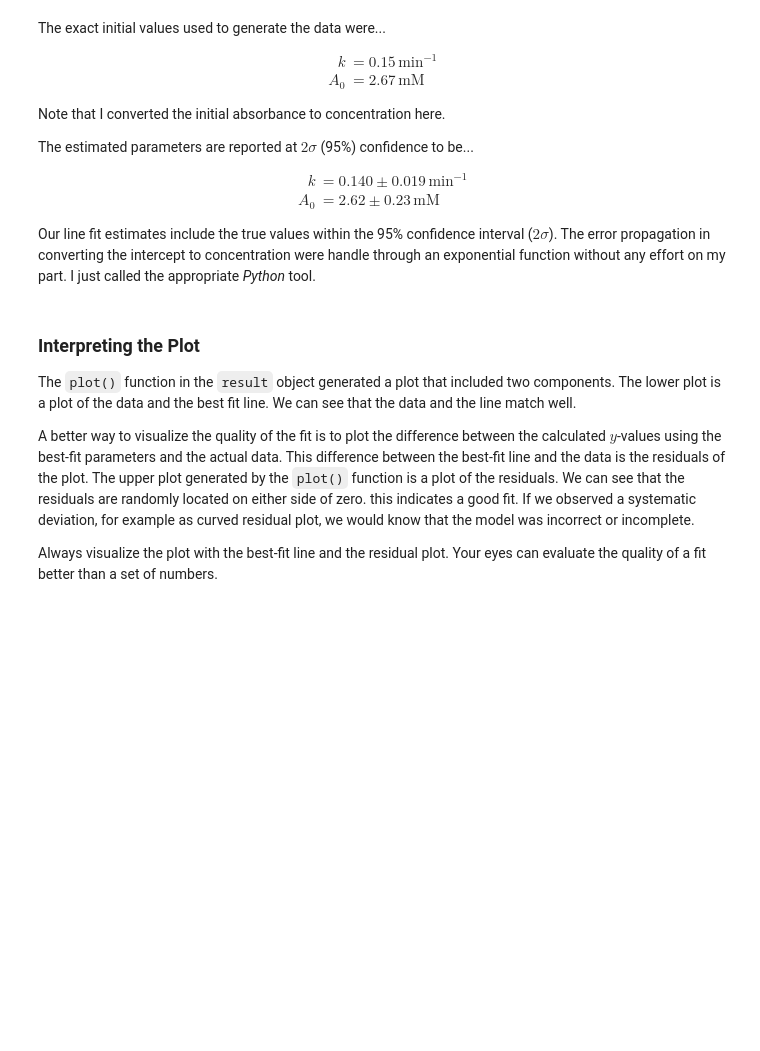
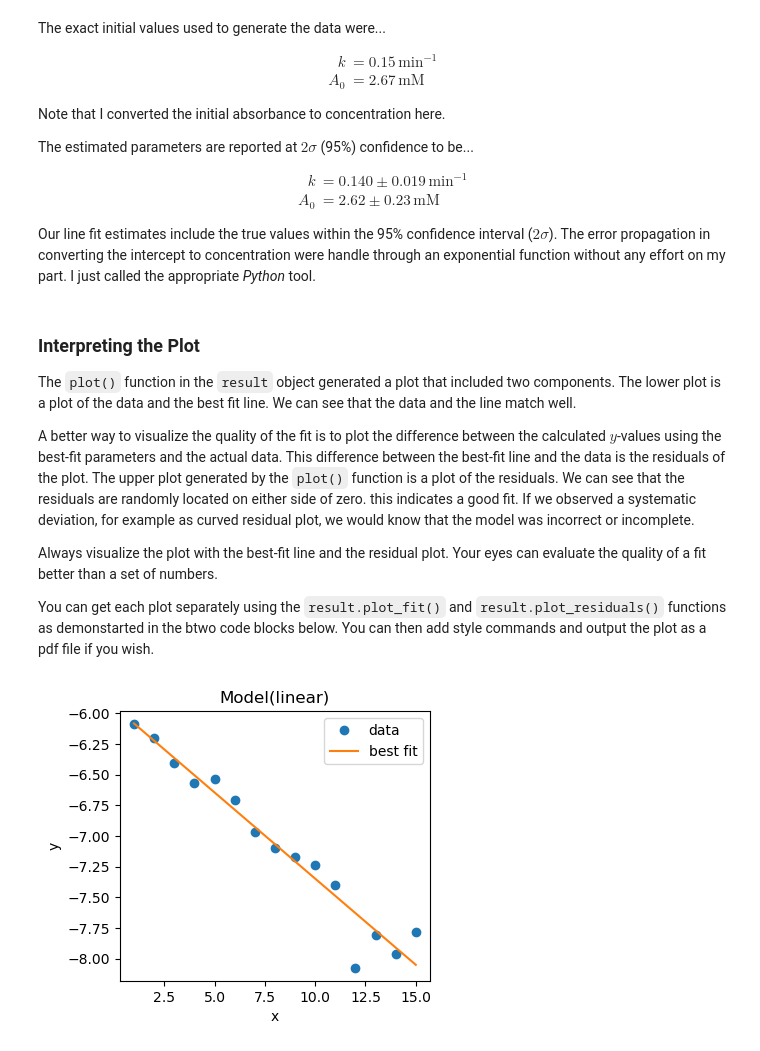
Before and after one commit to blinkletter/4410WebBook2026, a Jupyter notebook: book/notebooks/M11_Plot_Recommendations/01_SimplePlots.ipynb, the cells around one changed output. Drawn from its saved outputs; the diff is of its cells as text; code cells hidden in the pictures; blank space fills up the shorter version.

```diff
--- a/book/notebooks/M11_Plot_Recommendations/01_SimplePlots.ipynb
+++ b/book/notebooks/M11_Plot_Recommendations/01_SimplePlots.ipynb
@@ -505,3 +505,10 @@ The `plot()` function in the `result` object generated a plot that included two
 A better way to visualize the quality of the fit is to plot the difference between the calculated $y$-values using the best-fit parameters and the actual data. This difference between the best-fit line and the data is the residuals of the plot. The upper plot generated by the `plot()` function is a plot of the residuals. We can see that the residuals are randomly located on either side of zero. this indicates a good fit. If we observed a systematic deviation, for example as curved residual plot, we would know that the model was incorrect or incomplete.
 
 Always visualize the plot with the best-fit line and the residual plot. Your eyes can evaluate the quality of a fit better than a set of numbers.
+
+You can get each plot separately using the `result.plot_fit()` and `result.plot_residuals()` functions as demonstarted in the btwo code blocks below. You can then add style commands and output the plot as a pdf file if you wish.
+# %%
+result.plot_fit()
+plt.show()
+# %% [output]
+[figure, added]
```
Also changed, not shown: parts of 1 cell of this notebook, 4 other files.
